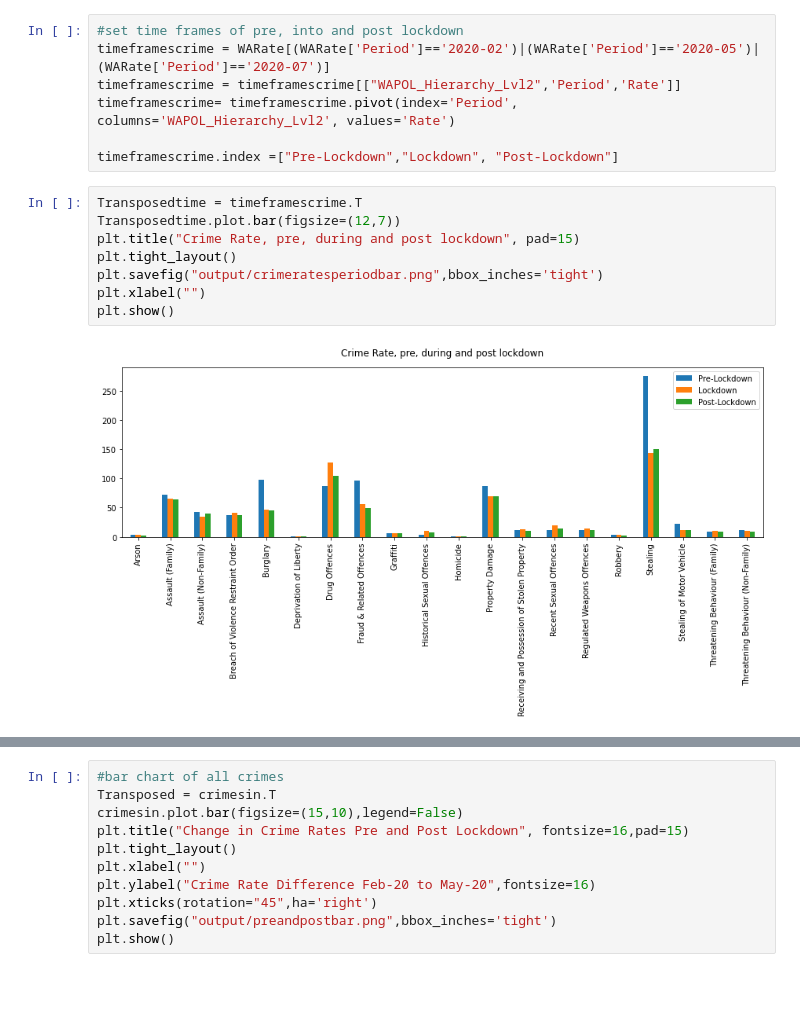
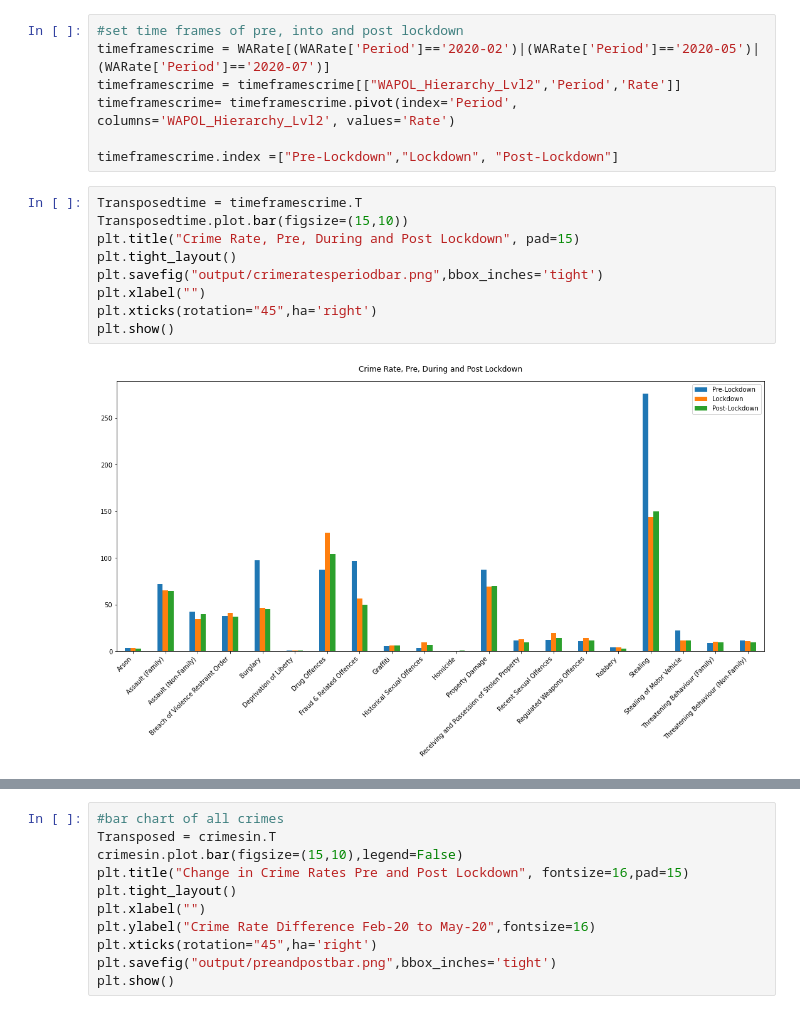
Before and after one commit to FernB/WACrimeRatesCovid19, a Jupyter notebook: WA Crime Rates.ipynb, the cells around one changed output, grey strips where cells are left out. Cells and saved outputs as stored; diff of their text form; blank space fills up the shorter version.

```diff
--- a/WA Crime Rates.ipynb
+++ b/WA Crime Rates.ipynb
@@ -247,14 +247,15 @@ timeframescrime= timeframescrime.pivot(index='Period', columns='WAPOL_Hierarchy_
 timeframescrime.index =["Pre-Lockdown","Lockdown", "Post-Lockdown"]
 # %%
 Transposedtime = timeframescrime.T
-Transposedtime.plot.bar(figsize=(12,7))
-plt.title("Crime Rate, pre, during and post lockdown", pad=15)
+Transposedtime.plot.bar(figsize=(15,10))
+plt.title("Crime Rate, Pre, During and Post Lockdown", pad=15)
 plt.tight_layout()
 plt.savefig("output/crimeratesperiodbar.png",bbox_inches='tight')
 plt.xlabel("")
+plt.xticks(rotation="45",ha='right')
 plt.show()
 # %% [output]
-[figure, old version]
+[figure, new version]
 # %%
 #get percentage change crime
 #crimechange = timeframescrime.pct_change().multiply(100).round(2)
```
Also changed, not shown: parts of 27 cells of this notebook, 12 other files.
